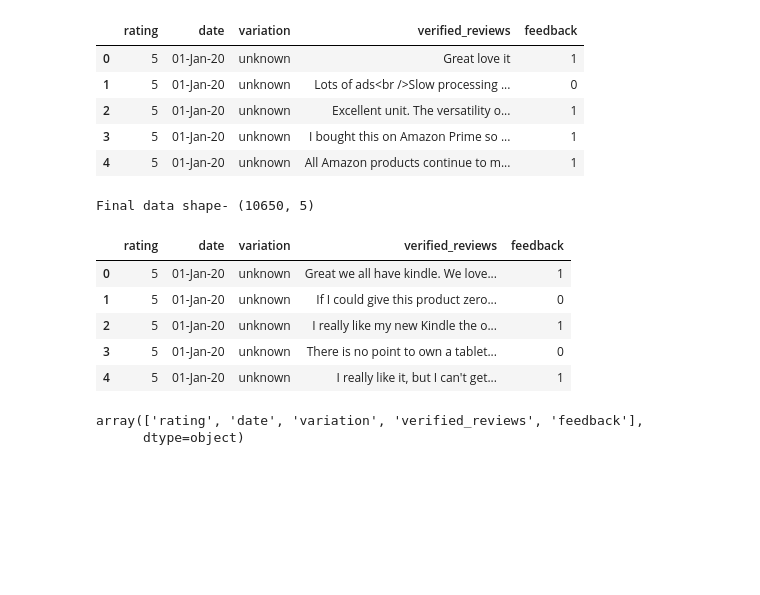
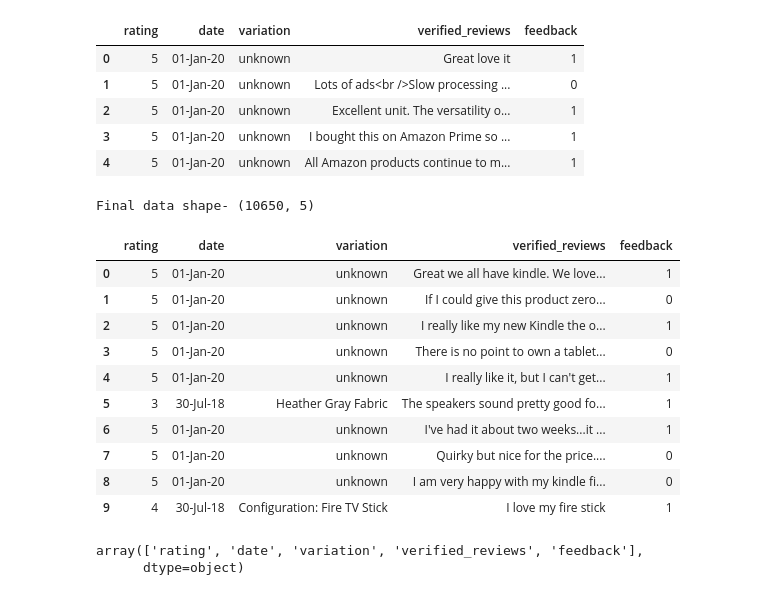
Before and after one commit to S1nen/Sentiment-Analysis-System, a Jupyter notebook: notebooks/EDA.ipynb, the cells around one changed output. Drawn from its saved outputs; the diff is of its cells as text; code cells hidden in the pictures; blank space fills up the shorter version.

```diff
--- a/notebooks/EDA.ipynb
+++ b/notebooks/EDA.ipynb
@@ -75,16 +75,21 @@ combined_new = pd.concat([positive_samples, negative_samples], ignore_index=True
 # %%
 data = pd.concat([data1, combined_new], ignore_index=True)
 data = data.sample(frac=1, random_state=42).reset_index(drop=True)
 print("Final data shape-",data.shape)
-data.head()
+data.head(10)
 # %% [output]
 Final data shape- (10650, 5)
 |  | rating | date | variation | verified_reviews | feedback |
 | 0 | 5 | 01-Jan-20 | unknown | Great we all have kindle. We love... | 1 |
 | 1 | 5 | 01-Jan-20 | unknown | If I could give this product zero... | 0 |
 | 2 | 5 | 01-Jan-20 | unknown | I really like my new Kindle the o... | 1 |
 | 3 | 5 | 01-Jan-20 | unknown | There is no point to own a tablet... | 0 |
 | 4 | 5 | 01-Jan-20 | unknown | I really like it, but I can't get... | 1 |
+| 5 | 3 | 30-Jul-18 | Heather Gray Fabric | The speakers sound pretty good fo... | 1 |
+| 6 | 5 | 01-Jan-20 | unknown | I've had it about two weeks...it ... | 1 |
+| 7 | 5 | 01-Jan-20 | unknown | Quirky but nice for the price.... | 0 |
+| 8 | 5 | 01-Jan-20 | unknown | I am very happy with my kindle fi... | 0 |
+| 9 | 4 | 30-Jul-18 | Configuration: Fire TV Stick | I love my fire stick | 1 |
 # %%
 column_names=data.columns.values
 column_names
```
Also changed, not shown: 3 other files.
